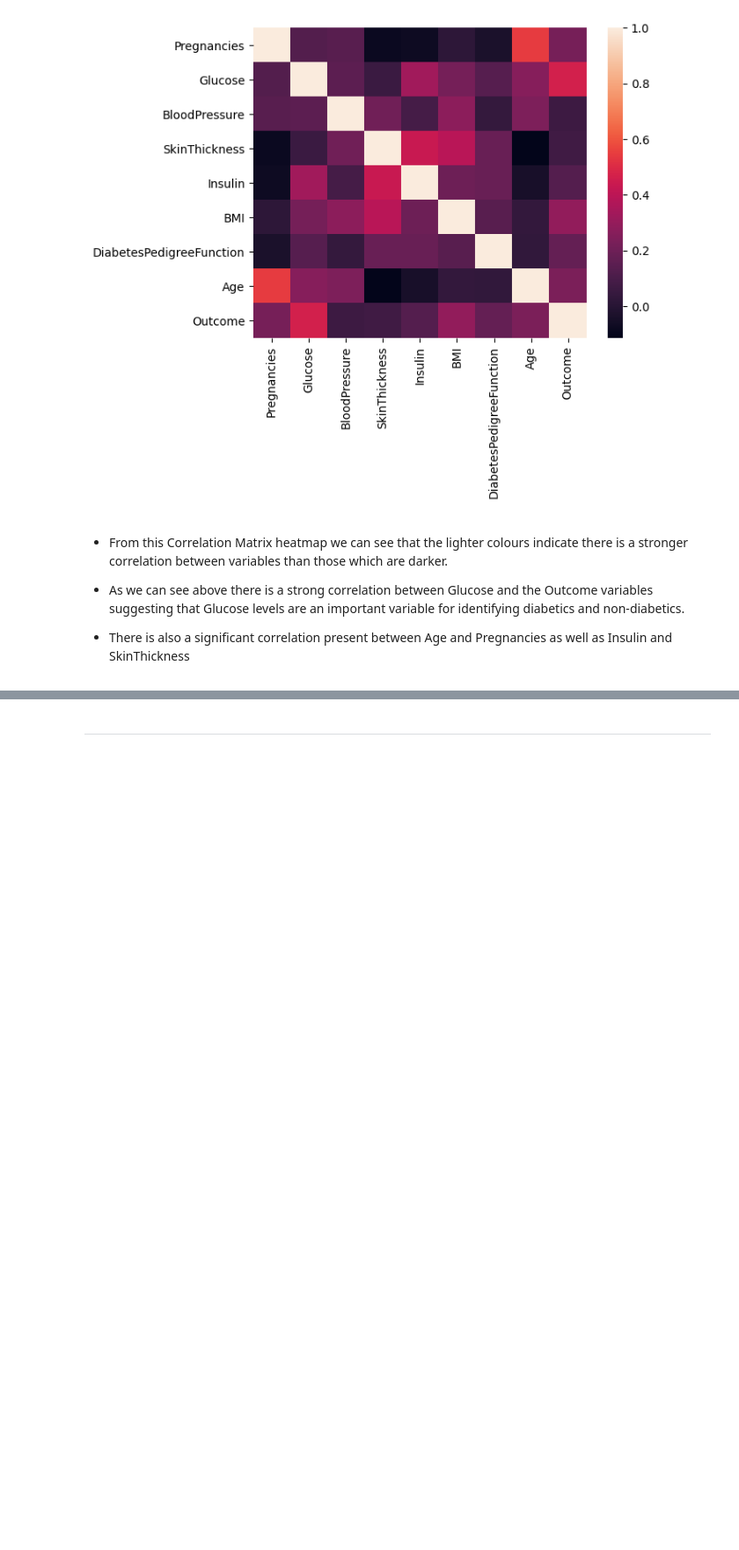
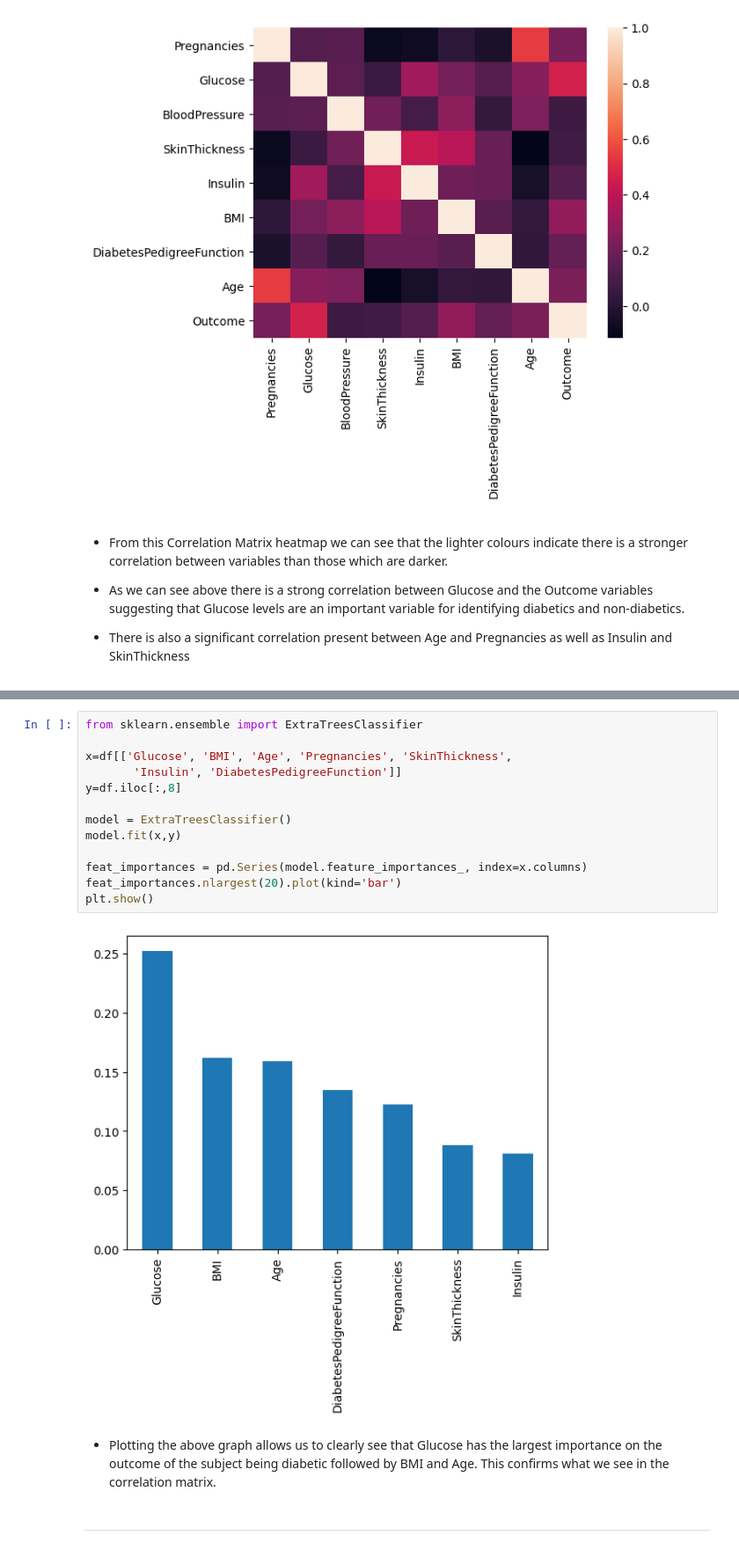
Before and after one commit to Code-Institute-Submissions/hardingrichard-pp5-diabetes-prediction_JanResub, a Jupyter notebook: jupyter_notebooks/02-CorrelationStudy.ipynb, the cells around one changed output, grey strips where cells are left out. Shown at 88% size. Cells and saved outputs as stored; diff of their text form; blank space fills up the shorter version.

Commit message:
Add Order of importance visualisation to corroborate correlation matrix

```diff
--- a/jupyter_notebooks/02-CorrelationStudy.ipynb
+++ b/jupyter_notebooks/02-CorrelationStudy.ipynb
@@ -291,3 +297,20 @@ sns.heatmap(corr_matrix,
+# %%
+from sklearn.ensemble import ExtraTreesClassifier
+
+x=df[['Glucose', 'BMI', 'Age', 'Pregnancies', 'SkinThickness',
+       'Insulin', 'DiabetesPedigreeFunction']]
+y=df.iloc[:,8]
+
+model = ExtraTreesClassifier()
+model.fit(x,y)
+
+feat_importances = pd.Series(model.feature_importances_, index=x.columns)
+feat_importances.nlargest(20).plot(kind='bar')
+plt.show()
+# %% [output]
+[figure, added]
+# %% [markdown]
+* Plotting the above graph allows us to clearly see that Glucose has the largest importance on the outcome of the subject being diabetic followed by BMI and Age. This confirms what we see in the correlation matrix.
 # %% [markdown]
 ---
 # %% [markdown]
```
Also changed, not shown: parts of 1 cell of this notebook.
